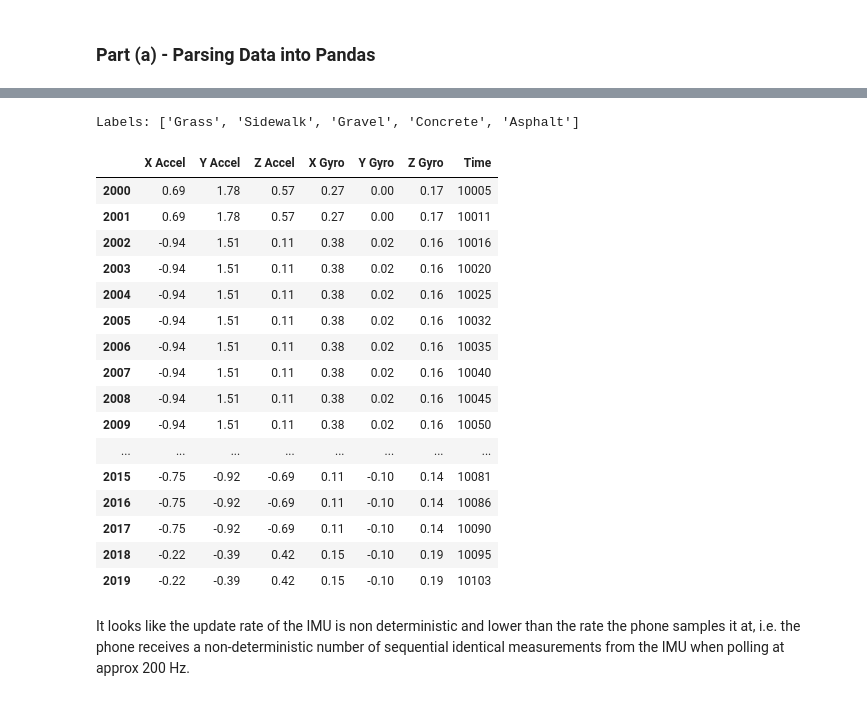
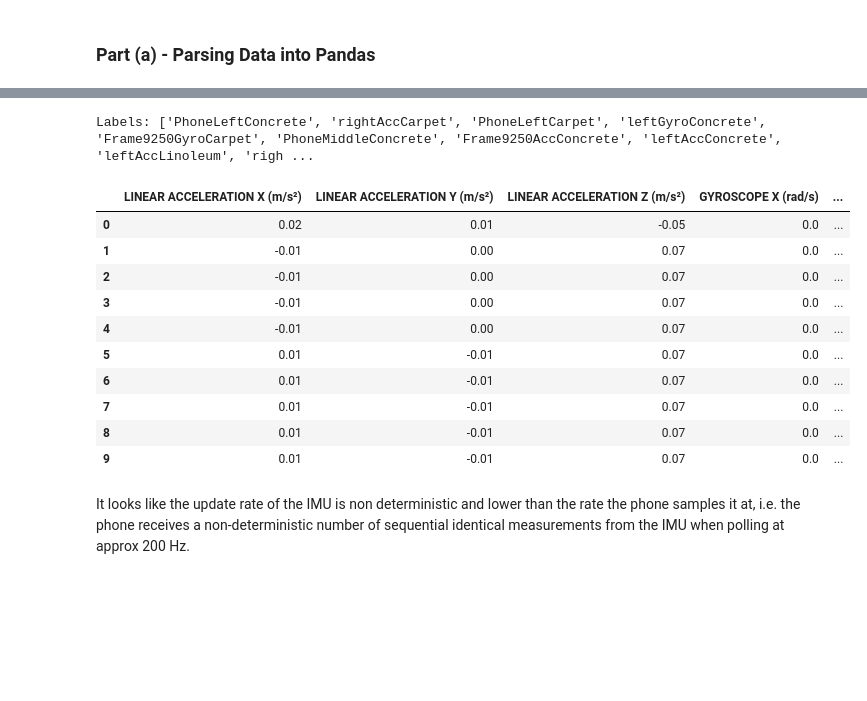
Before and after one commit to KeenanMcConkey/Wheelchair-Terrain-Classification, a Jupyter notebook: TerrainClassification.ipynb, the cells around one changed output, grey strips where cells are left out. Cells and saved outputs as stored; diff of their text form; code cells hidden in the pictures; blank space fills up the shorter version.

```diff
--- a/TerrainClassification.ipynb
+++ b/TerrainClassification.ipynb
@@ -38,47 +50,0 @@ dataset_paths
-# %%
-# Import datasets as an array of Pandas DataFrames
-TRIM_LEN = 2000 # Number of data points to trim from each side
-N_DATA_COL = 6 # Number of columns containing directional data
-
-dataset_columns = ['X Accel', 'Y Accel', 'Z Accel', 'X Gyro', 'Y Gyro', 'Z Gyro', 'Time']
-dataset_labels = []
-
-for dataset_path in dataset_paths:
-    # Parse labels
-    dataset_labels.append(dataset_path.split('_')[-1].split('.')[0].capitalize())
-
-    # Read from CSV
-    dataset = pd.read_csv(dataset_path)
-
-    # Drop unused paramaters
-    dataset = dataset.drop(['YYYY-MO-DD HH-MI-SS_SSS', 'ACCELEROMETER X (m/s²)',
-                            'ACCELEROMETER Y (m/s²)', 'ACCELEROMETER Z (m/s²)'], axis=1)
-    dataset.columns = dataset_columns
-
-    # Trim edges to account for startup time
-    dataset = dataset[TRIM_LEN:-TRIM_LEN]
-
-    raw_datasets.append(dataset)
-
-# Print some useful information
-print('Labels: {}'.format(dataset_labels))
-raw_datasets[0].head(n=20)
-# %% [output]
-Labels: ['Grass', 'Sidewalk', 'Gravel', 'Concrete', 'Asphalt']
-|  | X Accel | Y Accel | Z Accel | X Gyro | Y Gyro | Z Gyro | Time |
-| 2000 | 0.69 | 1.78 | 0.57 | 0.27 | 0.00 | 0.17 | 10005 |
-| 2001 | 0.69 | 1.78 | 0.57 | 0.27 | 0.00 | 0.17 | 10011 |
-| 2002 | -0.94 | 1.51 | 0.11 | 0.38 | 0.02 | 0.16 | 10016 |
-| 2003 | -0.94 | 1.51 | 0.11 | 0.38 | 0.02 | 0.16 | 10020 |
-| 2004 | -0.94 | 1.51 | 0.11 | 0.38 | 0.02 | 0.16 | 10025 |
-| 2005 | -0.94 | 1.51 | 0.11 | 0.38 | 0.02 | 0.16 | 10032 |
-| 2006 | -0.94 | 1.51 | 0.11 | 0.38 | 0.02 | 0.16 | 10035 |
-| 2007 | -0.94 | 1.51 | 0.11 | 0.38 | 0.02 | 0.16 | 10040 |
-| 2008 | -0.94 | 1.51 | 0.11 | 0.38 | 0.02 | 0.16 | 10045 |
-| 2009 | -0.94 | 1.51 | 0.11 | 0.38 | 0.02 | 0.16 | 10050 |
-| ... | ... | ... | ... | ... | ... | ... | ... |
-| 2015 | -0.75 | -0.92 | -0.69 | 0.11 | -0.10 | 0.14 | 10081 |
-| 2016 | -0.75 | -0.92 | -0.69 | 0.11 | -0.10 | 0.14 | 10086 |
-| 2017 | -0.75 | -0.92 | -0.69 | 0.11 | -0.10 | 0.14 | 10090 |
-| 2018 | -0.22 | -0.39 | 0.42 | 0.15 | -0.10 | 0.19 | 10095 |
-| 2019 | -0.22 | -0.39 | 0.42 | 0.15 | -0.10 | 0.19 | 10103 |
@@ -85,3 +107,20 @@ Labels: ['Grass', 'Sidewalk', 'Gravel', 'Concrete', 'Asphalt']
+# %%
+# Print some useful information
+print('Labels: {}'.format(dataset_labels))
+raw_datasets['PhoneLeftConcrete'].head(n=10)
+# %% [output]
+Labels: ['PhoneLeftConcrete', 'rightAccCarpet', 'PhoneLeftCarpet', 'leftGyroConcrete', 'Frame9250GyroCarpet', 'PhoneMiddleConcrete', 'Frame9250AccConcrete', 'leftAccConcrete', 'leftAccLinoleum', 'righ ...
+|  | LINEAR ACCELERATION X (m/s²) | LINEAR ACCELERATION Y (m/s²) | LINEAR ACCELERATION Z (m/s²) | GYROSCOPE X (rad/s) | ... |
+| 0 | 0.02 | 0.01 | -0.05 | 0.0 | ... |
+| 1 | -0.01 | 0.00 | 0.07 | 0.0 | ... |
+| 2 | -0.01 | 0.00 | 0.07 | 0.0 | ... |
+| 3 | -0.01 | 0.00 | 0.07 | 0.0 | ... |
+| 4 | -0.01 | 0.00 | 0.07 | 0.0 | ... |
+| 5 | 0.01 | -0.01 | 0.07 | 0.0 | ... |
+| 6 | 0.01 | -0.01 | 0.07 | 0.0 | ... |
+| 7 | 0.01 | -0.01 | 0.07 | 0.0 | ... |
+| 8 | 0.01 | -0.01 | 0.07 | 0.0 | ... |
+| 9 | 0.01 | -0.01 | 0.07 | 0.0 | ... |
 # %% [markdown]
 It looks like the update rate of the IMU is non deterministic and lower than the rate the phone samples it at, i.e. the phone receives a non-deterministic number of sequential identical measurements from the IMU when polling at approx 200 Hz.
 # %% [markdown]
```
Also changed, not shown: parts of 37 cells of this notebook, 36 other files.
